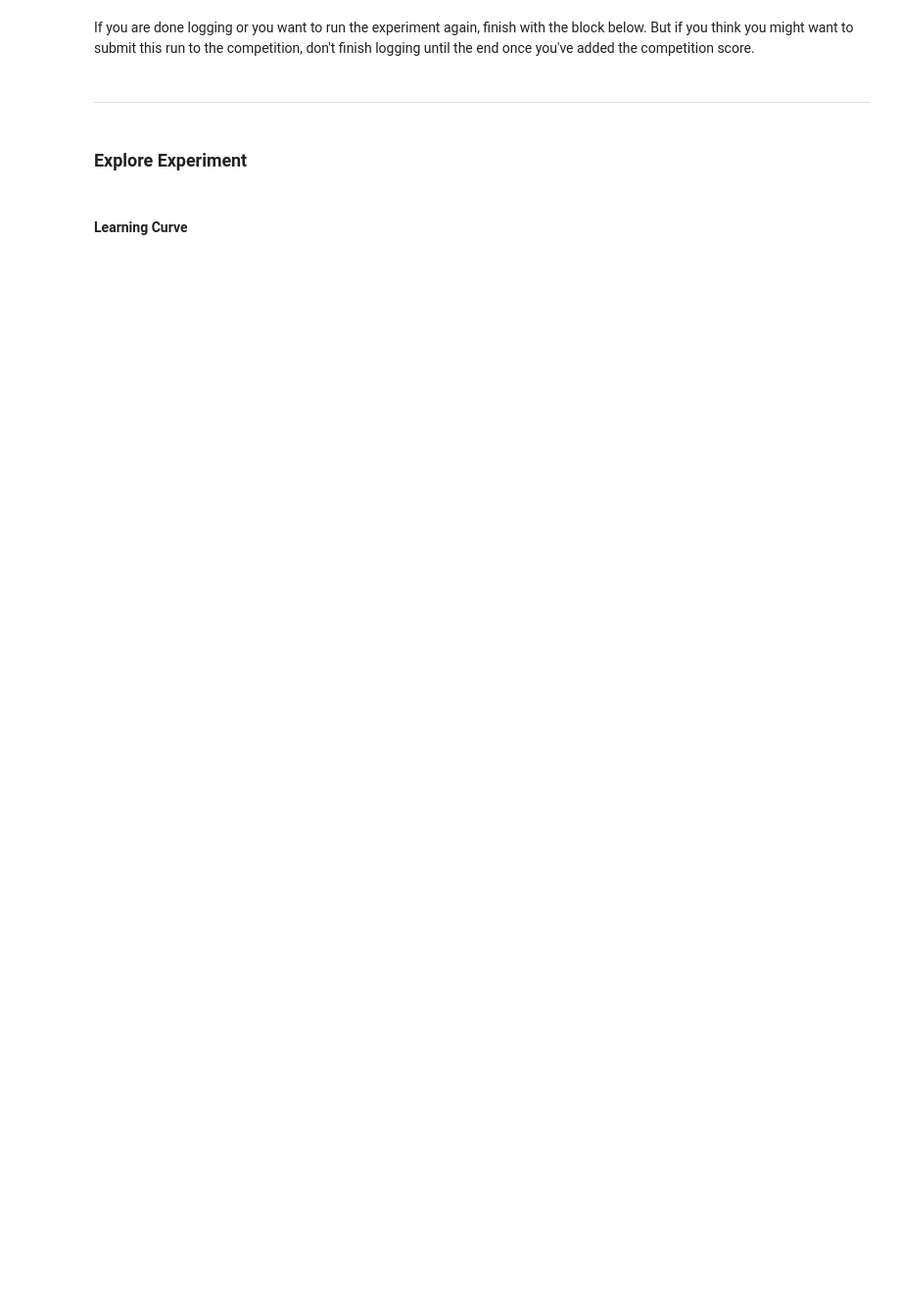
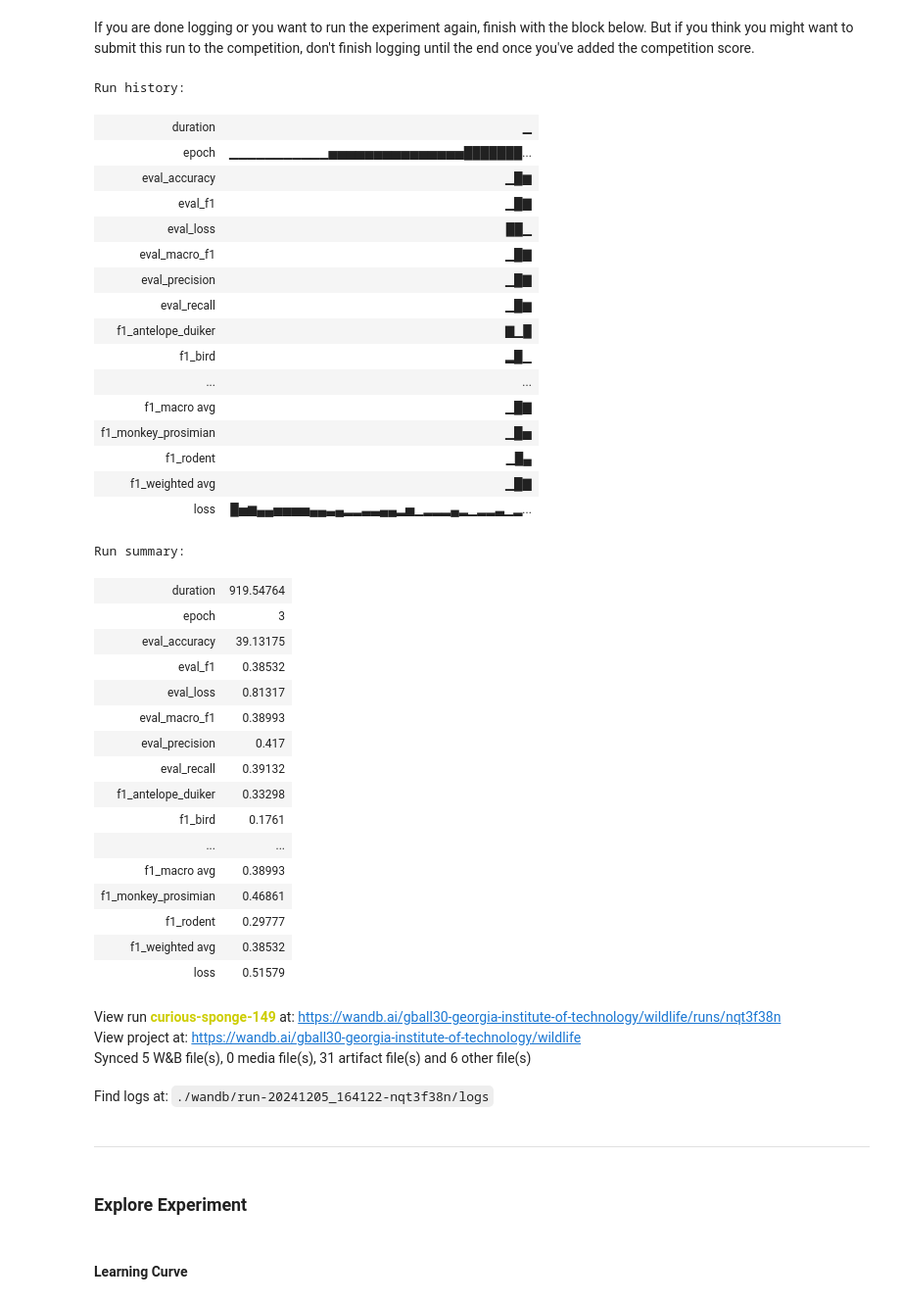
Before and after one commit to xevaballx/wildlife, a Jupyter notebook: notebooks/Exp_Focal_Loss.ipynb, the cells around one changed output. Shown at 98% size. Drawn from its saved outputs; the diff is of its cells as text; code cells hidden in the pictures; blank space fills up the shorter version.

```diff
--- a/notebooks/Exp_Focal_Loss.ipynb
+++ b/notebooks/Exp_Focal_Loss.ipynb
@@ -233,7 +244,46 @@ Epoch 4/4 - Eval Loss: 0.0400, Eval Acc: 53.42%
 If you are done logging or you want to run the experiment again, finish with the block below. But if you think you might want to submit this run to the competition, don't finish logging until the end once you've added the competition score.
 # %%
 # # ✨ W&B: Mark the run as complete (Or wait until the end of notebook)
-# wandb.finish()
+wandb.finish()
+# %% [output]
+Run history:
+| duration | ▁ |
+| epoch | ▁▁▁▁▁▁▁▁▁▁▁▅▅▅▅▅▅▅▅▅▅▅▅▅▅▅███████... |
+| eval_accuracy | ▁█▆ |
+| eval_f1 | ▁█▇ |
+| eval_loss | ██▁ |
+| eval_macro_f1 | ▁█▇ |
+| eval_precision | ▁█▇ |
+| eval_recall | ▁█▆ |
+| f1_antelope_duiker | ▇▁█ |
+| f1_bird | ▂█▁ |
+| ... | ... |
+| f1_macro avg | ▁█▇ |
+| f1_monkey_prosimian | ▁█▅ |
+| f1_rodent | ▁█▄ |
+| f1_weighted avg | ▁█▇ |
+| loss | █▅▆▄▄▅▅▅▅▄▄▃▄▂▂▃▃▄▄▂▅▁▂▂▂▄▂▁▂▂▃▁▂... |
+Run summary:
+| duration | 919.54764 |
+| epoch | 3 |
+| eval_accuracy | 39.13175 |
+| eval_f1 | 0.38532 |
+| eval_loss | 0.81317 |
+| eval_macro_f1 | 0.38993 |
+| eval_precision | 0.417 |
+| eval_recall | 0.39132 |
+| f1_antelope_duiker | 0.33298 |
+| f1_bird | 0.1761 |
+| ... | ... |
+| f1_macro avg | 0.38993 |
+| f1_monkey_prosimian | 0.46861 |
+| f1_rodent | 0.29777 |
+| f1_weighted avg | 0.38532 |
+| loss | 0.51579 |
+View run curious-sponge-149 at: https://wandb.ai/gball30-georgia-institute-of-technology/wildlife/runs/nqt3f38n
+View project at: https://wandb.ai/gball30-georgia-institute-of-technology/wildlife
+Synced 5 W&B file(s), 0 media file(s), 31 artifact file(s) and 6 other file(s)
+Find logs at: ./wandb/run-20241205_164122-nqt3f38n/logs
 # %% [markdown]
 ---
 # %% [markdown]
```
Also changed, not shown: parts of 15 cells of this notebook, 8 other files.
